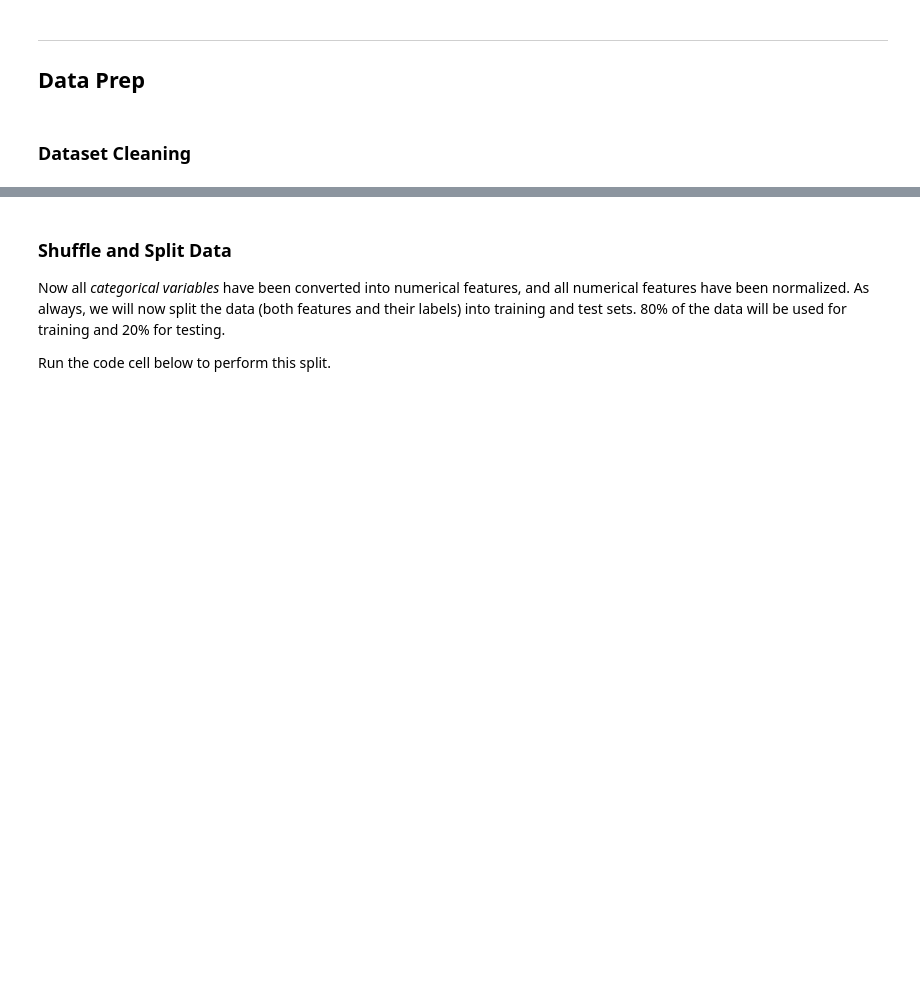
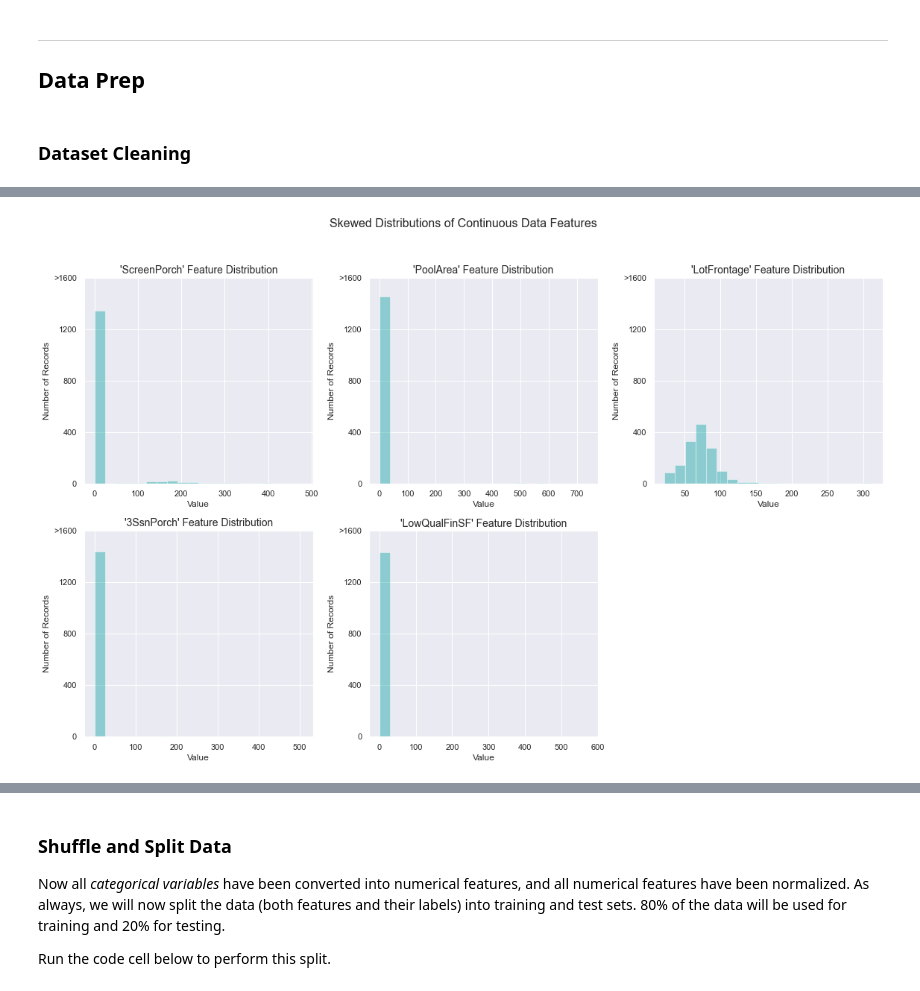
Before and after one commit to sean-a-ward/housing-comp, a Jupyter notebook: notebooks/2.0-saw-data-preparation.ipynb, the cells around one changed output, grey strips where cells are left out. Drawn from its saved outputs; the diff is of its cells as text; code cells hidden in the pictures; blank space fills up the shorter version.

```diff
--- a/notebooks/2.0-saw-data-preparation.ipynb
+++ b/notebooks/2.0-saw-data-preparation.ipynb
@@ -277,0 +109,3 @@ features_final.head()
+# %%
+categorical_cols = features_raw.select_dtypes(include=object).columns
+numerical_cols = features_raw.select_dtypes(include=np.number).columns
@@ -277,0 +138,10 @@ features_final.head()
+# %%
+nan_labels = ['MasVnrArea_nan', 'GarageYrBlt_nan', 'LotFrontage_nan']
+encoded.extend(nan_labels)
+# %%
+imp = IterativeImputer(missing_values=np.nan, random_state=5, max_iter=20, add_indicator=True)
+imputed_arr = imp.fit_transform(onehot_df)
+features_imputed = pd.DataFrame(imputed_arr, columns=encoded)
+
+# Uncomment this line to export DataFrame
+# features_imputed.to_csv('../data/interim/features_imputed.csv')
@@ -277,0 +229,26 @@ features_final.head()
+# %%
+skewed = ['ScreenPorch', 'PoolArea', 'LotFrontage', '3SsnPorch', 'LowQualFinSF']
+
+fig = plt.figure(figsize = (16,10));
+
+# Skewed feature plotting
+for i, feature in enumerate(skewed):
+    ax = fig.add_subplot(2, 3, i+1)
+    sns.distplot(features_imputed[feature], kde=False, bins=20, color='#00A0A0')
+    ax.set_title("'%s' Feature Distribution"%(feature), fontsize = 14)
+    ax.set_xlabel("Value")
+    ax.set_ylabel("Number of Records")
+    ax.set_ylim((0, 1600))
+    ax.set_yticks([0, 400, 800, 1200, 1600])
+    ax.set_yticklabels([0, 400, 800, 1200, ">1600"])
+
+# Plot aesthetics
+fig.suptitle("Skewed Distributions of Continuous Data Features", \
+        fontsize = 16, y = 1.03)
+
+fig.tight_layout()
+
+# Uncomment this line to save the figure.
+# plt.savefig('../reports/figures/Skewed_Distributions.svg')
+# %% [output]
+[figure, added]
```
Also changed, not shown: parts of 36 cells of this notebook.
